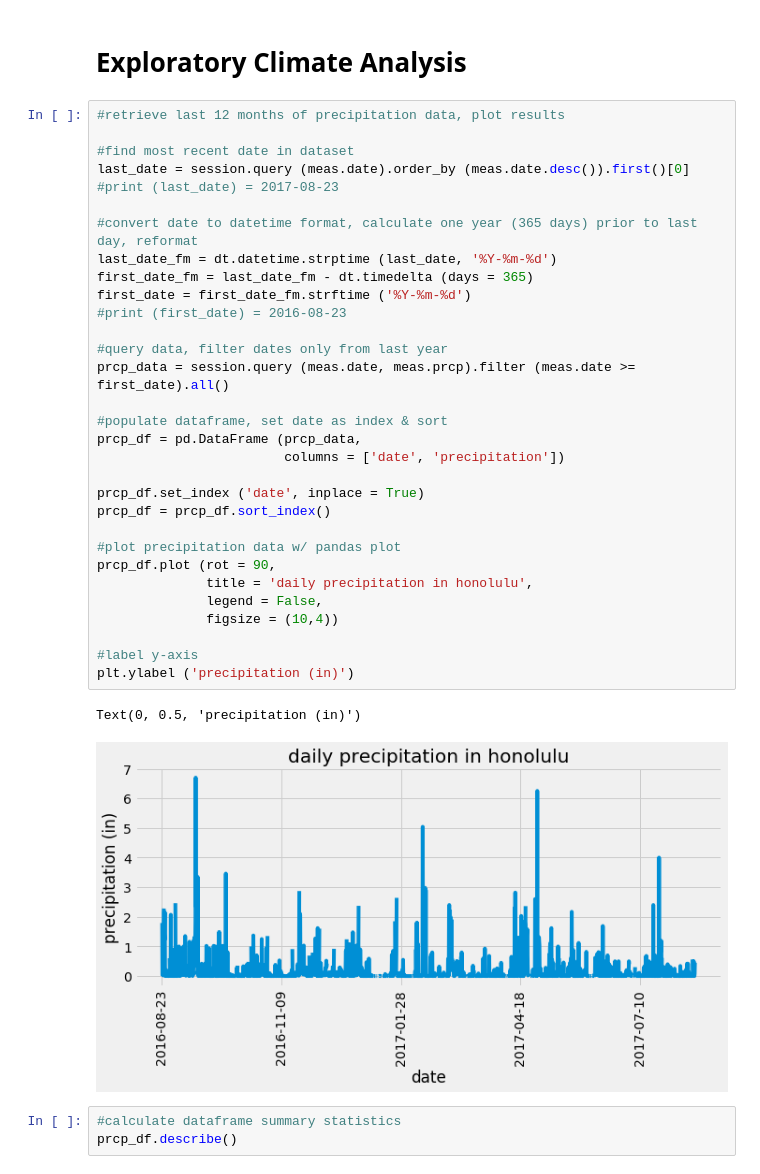
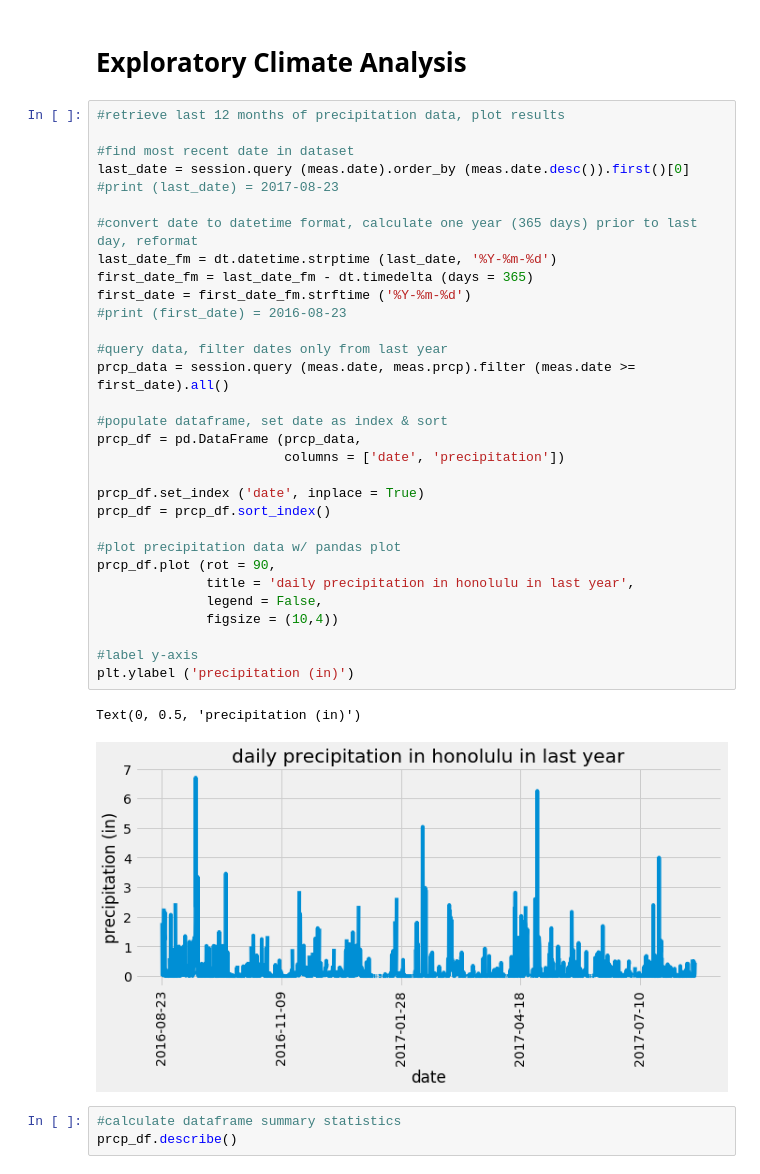
Before and after one commit to mariajdong/10_sqlalchemy_hw, a Jupyter notebook: climate_notebook.ipynb, the cells around one changed output. Cells and saved outputs as stored; diff of their text form.

```diff
--- a/climate_notebook.ipynb
+++ b/climate_notebook.ipynb
@@ -52,35 +52,35 @@ session = Session (bind = engine)
 
 #find most recent date in dataset
 last_date = session.query (meas.date).order_by (meas.date.desc()).first()[0]
 #print (last_date) = 2017-08-23
 
 #convert date to datetime format, calculate one year (365 days) prior to last day, reformat
 last_date_fm = dt.datetime.strptime (last_date, '%Y-%m-%d')
 first_date_fm = last_date_fm - dt.timedelta (days = 365)
 first_date = first_date_fm.strftime ('%Y-%m-%d')
 #print (first_date) = 2016-08-23
 
 #query data, filter dates only from last year
 prcp_data = session.query (meas.date, meas.prcp).filter (meas.date >= first_date).all()
 
 #populate dataframe, set date as index & sort
 prcp_df = pd.DataFrame (prcp_data,
                         columns = ['date', 'precipitation'])
 
 prcp_df.set_index ('date', inplace = True)
 prcp_df = prcp_df.sort_index()
 
 #plot precipitation data w/ pandas plot
 prcp_df.plot (rot = 90,
-              title = 'daily precipitation in honolulu',
+              title = 'daily precipitation in honolulu in last year',
               legend = False,
               figsize = (10,4))
 
 #label y-axis
 plt.ylabel ('precipitation (in)')
 # %% [output]
 Text(0, 0.5, 'precipitation (in)')
-[figure, old version]
+[figure, new version]
 # %%
 #calculate dataframe summary statistics
 prcp_df.describe()
```
Also changed, not shown: parts of 6 cells of this notebook.
